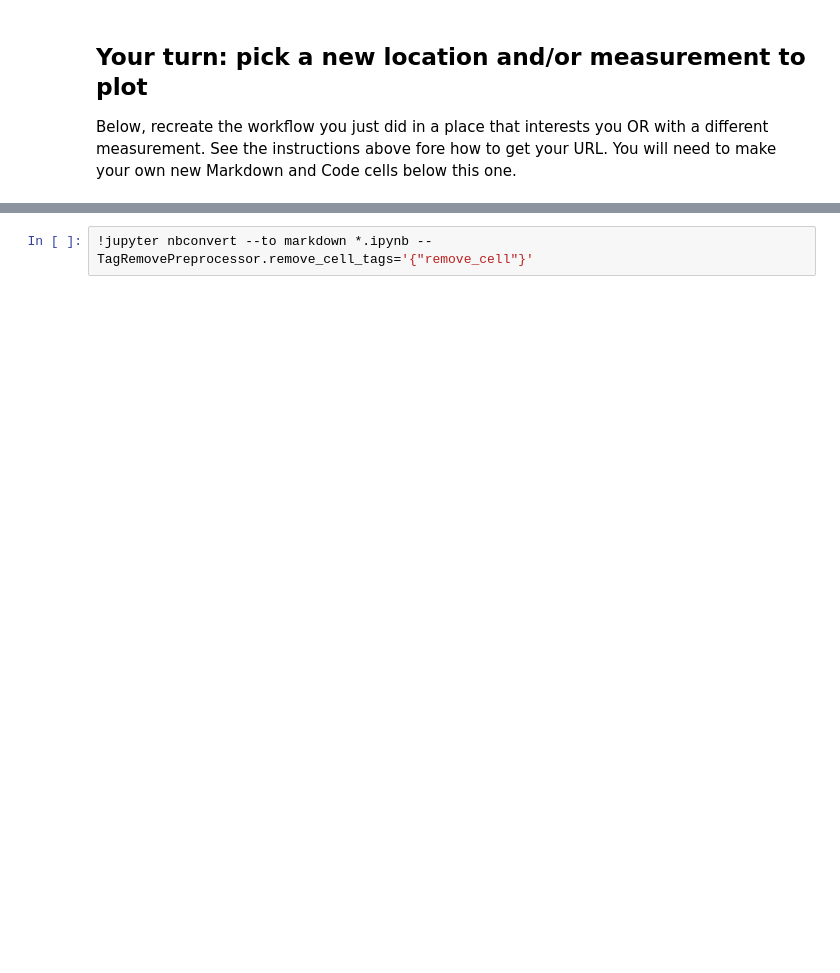
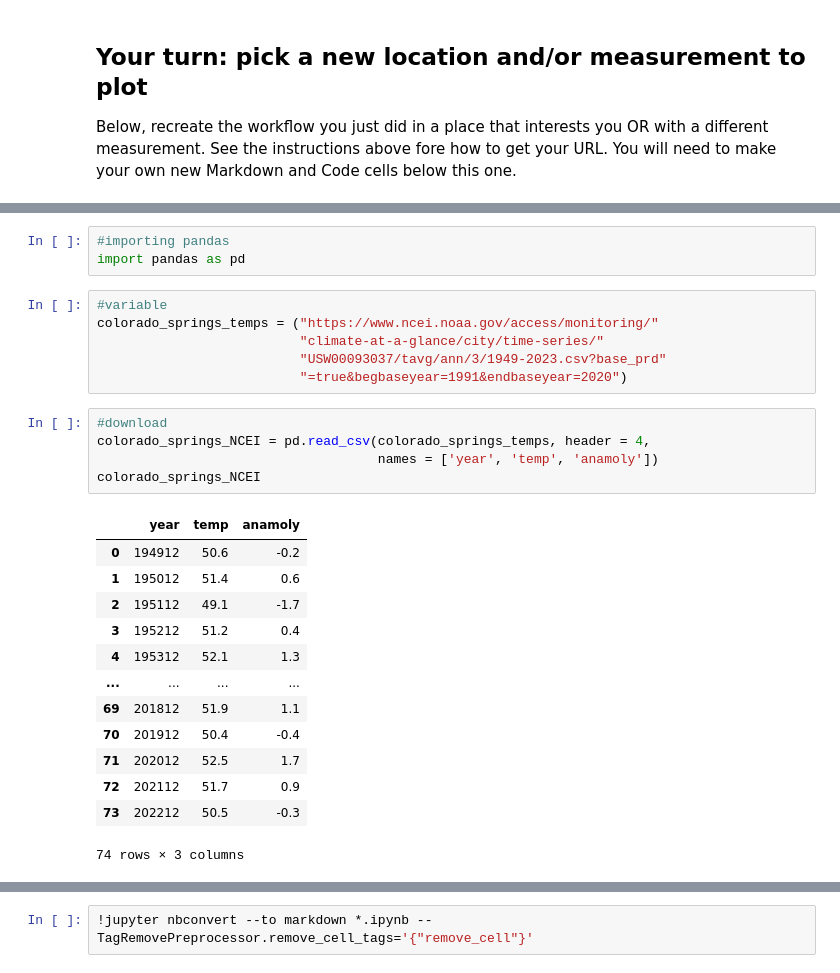
Before and after one commit to cleedle/get-started-with-reproducible-science-cleedle, a Jupyter notebook: get_started_with_open_reproducible_science.ipynb, the cells around one changed output, grey strips where cells are left out. Cells and saved outputs as stored; diff of their text form; blank space fills up the shorter version.

```diff
--- a/get_started_with_open_reproducible_science.ipynb
+++ b/get_started_with_open_reproducible_science.ipynb
@@ -457,0 +467,28 @@ Below, recreate the workflow you just did in a place that interests you OR with
+# %%
+#importing pandas
+import pandas as pd
+# %%
+#variable
+colorado_springs_temps = ("https://www.ncei.noaa.gov/access/monitoring/"
+                          "climate-at-a-glance/city/time-series/"
+                          "USW00093037/tavg/ann/3/1949-2023.csv?base_prd"
+                          "=true&begbaseyear=1991&endbaseyear=2020")
+# %%
+#download
+colorado_springs_NCEI = pd.read_csv(colorado_springs_temps, header = 4,
+                                    names = ['year', 'temp', 'anamoly'])
+colorado_springs_NCEI
+# %% [output]
+|  | year | temp | anamoly |
+| 0 | 194912 | 50.6 | -0.2 |
+| 1 | 195012 | 51.4 | 0.6 |
+| 2 | 195112 | 49.1 | -1.7 |
+| 3 | 195212 | 51.2 | 0.4 |
+| 4 | 195312 | 52.1 | 1.3 |
+| ... | ... | ... | ... |
+| 69 | 201812 | 51.9 | 1.1 |
+| 70 | 201912 | 50.4 | -0.4 |
+| 71 | 202012 | 52.5 | 1.7 |
+| 72 | 202112 | 51.7 | 0.9 |
+| 73 | 202212 | 50.5 | -0.3 |
+74 rows × 3 columns
```
Also changed, not shown: parts of 8 cells of this notebook.
